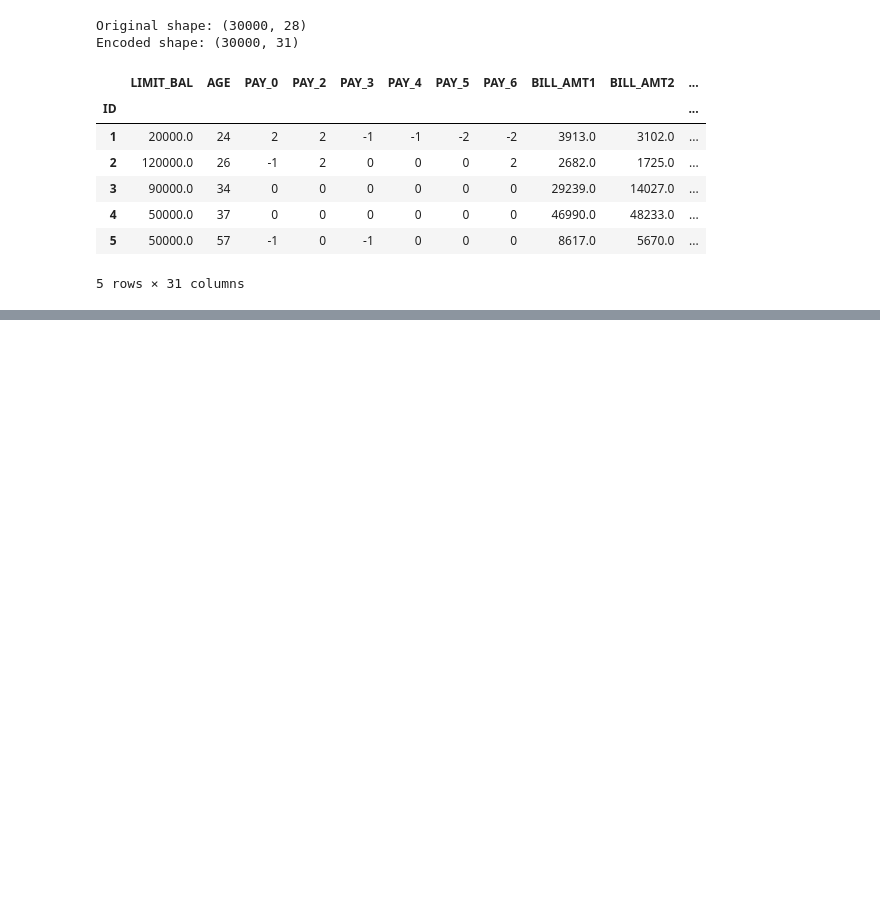
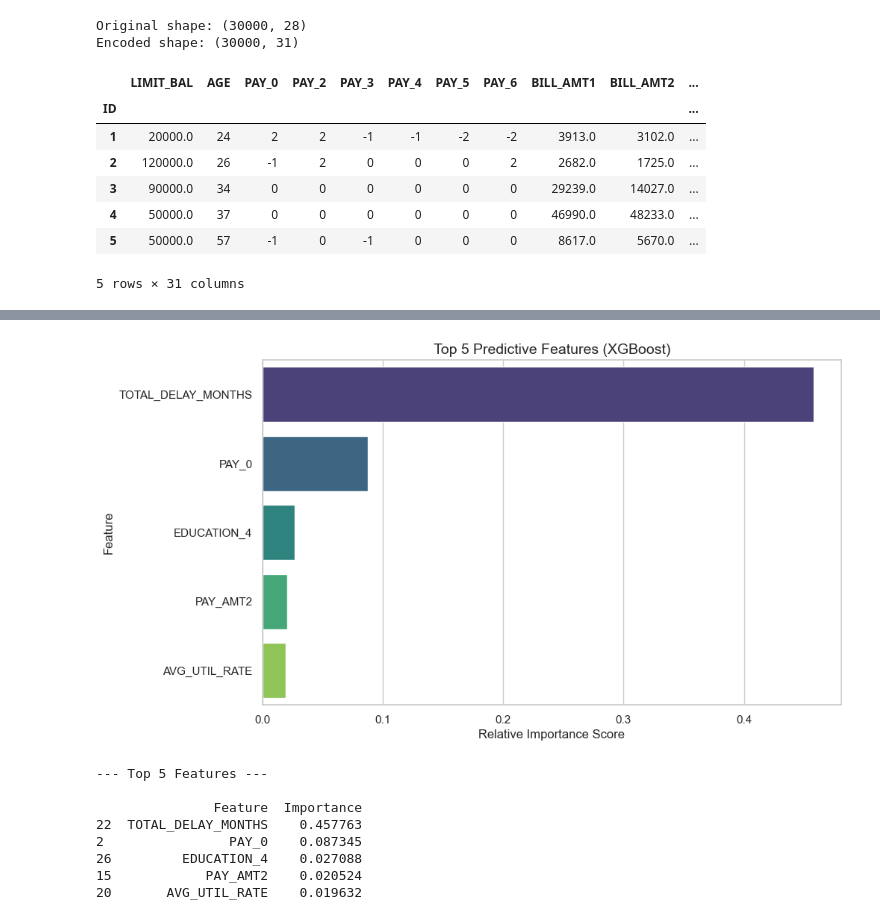
Before and after one commit to CodeNeuron58/vitto-credit-risk-assessment, a Jupyter notebook: Credit_Risk_Analysis.ipynb, the cells around one changed output, grey strips where cells are left out. Cells and saved outputs as stored; diff of their text form; code cells hidden in the pictures; blank space fills up the shorter version.

```diff
--- a/Credit_Risk_Analysis.ipynb
+++ b/Credit_Risk_Analysis.ipynb
@@ -318,0 +488,33 @@ Encoded shape: (30000, 31)
+# %%
+# Feature Importances
+
+#  Top 5 Predictive Features
+import pandas as pd
+
+feature_importances = pd.DataFrame({
+    'Feature': X_train_scaled.columns,
+    'Importance': xgb_model.feature_importances_
+}).sort_values(by='Importance', ascending=False)
+
+top_5_features = feature_importances.head(5)
+
+plt.figure(figsize=(10, 6))
+sns.barplot(x='Importance', y='Feature', data=top_5_features, palette='viridis', hue='Feature',
+legend=False)
+plt.title('Top 5 Predictive Features (XGBoost)', fontsize=14)
+plt.xlabel('Relative Importance Score')
+plt.ylabel('Feature')
+plt.show()
+
+print("--- Top 5 Features ---\n")
+print(top_5_features)
+# %% [output]
+[figure, added]
+--- Top 5 Features ---
+
+               Feature  Importance
+22  TOTAL_DELAY_MONTHS    0.457763
+2                PAY_0    0.087345
+26         EDUCATION_4    0.027088
+15            PAY_AMT2    0.020524
+20       AVG_UTIL_RATE    0.019632
```
Also changed, not shown: parts of 8 cells of this notebook.
